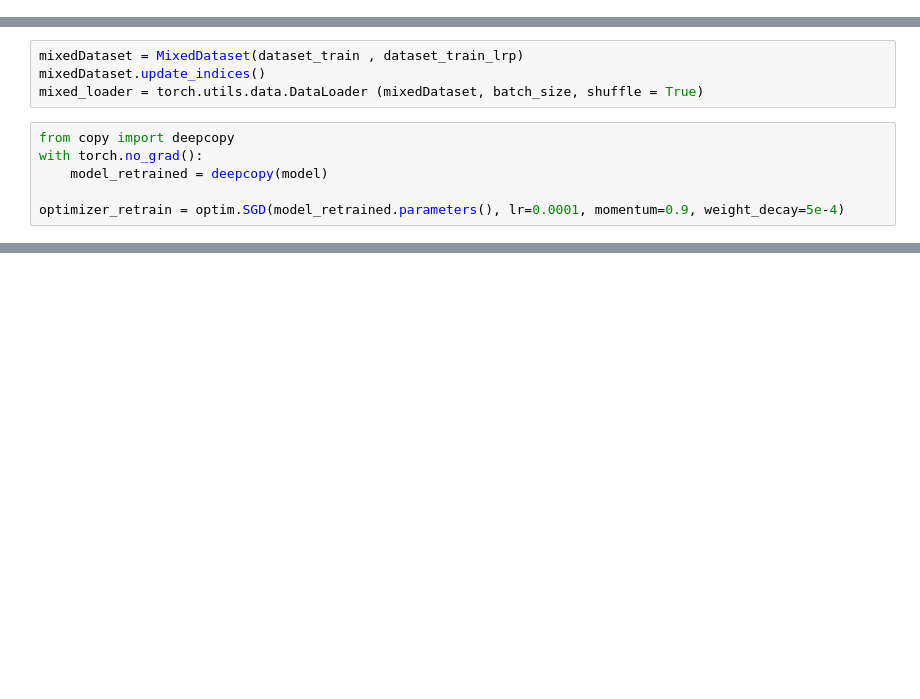
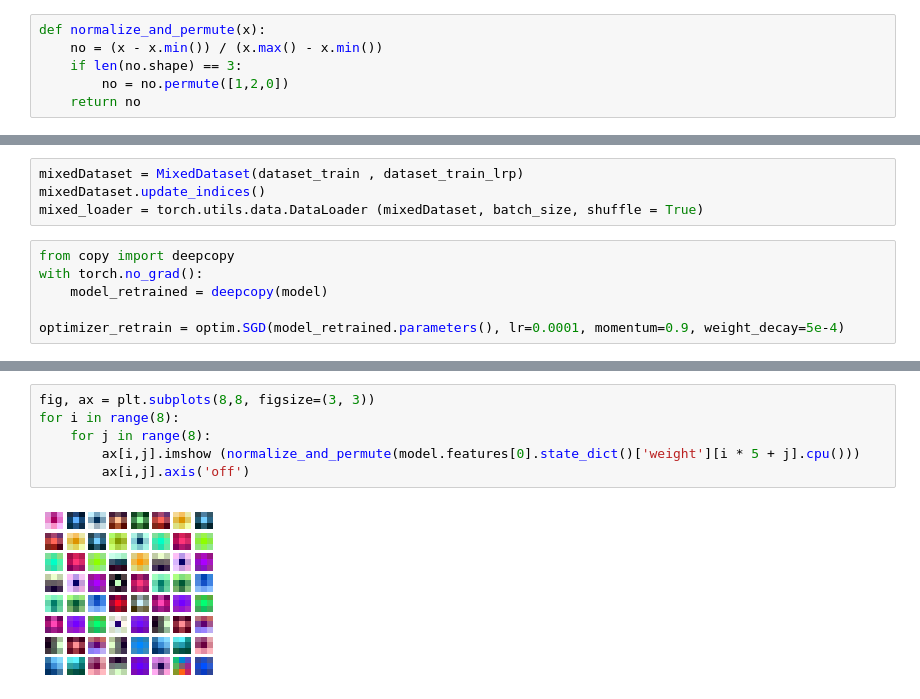
Before and after one commit to aminbana/Explanation, a Jupyter notebook: CIFAR/Code/CIFAR.ipynb, the cells around one changed output, grey strips where cells are left out. Cells and saved outputs as stored; diff of their text form; blank space fills up the shorter version.

```diff
--- a/CIFAR/Code/CIFAR.ipynb
+++ b/CIFAR/Code/CIFAR.ipynb
@@ -428,3 +430,9 @@ epoch:8, 1/2 Loss: 7.156 | Acc: 29.412% (30/102)
+# %%
+def normalize_and_permute(x):
+    no = (x - x.min()) / (x.max() - x.min())
+    if len(no.shape) == 3:
+        no = no.permute([1,2,0])
+    return no
 # %% [markdown]
 # Step 6, retraining
 # %%
@@ -564,0 +570,8 @@ Plotting
+# %%
+fig, ax = plt.subplots(8,8, figsize=(3, 3))
+for i in range(8):
+    for j in range(8):
+        ax[i,j].imshow (normalize_and_permute(model.features[0].state_dict()['weight'][i * 5 + j].cpu()))
+        ax[i,j].axis('off')
+# %% [output]
+[figure, added]
```
Also changed, not shown: parts of 24 cells of this notebook, 1 other file.
